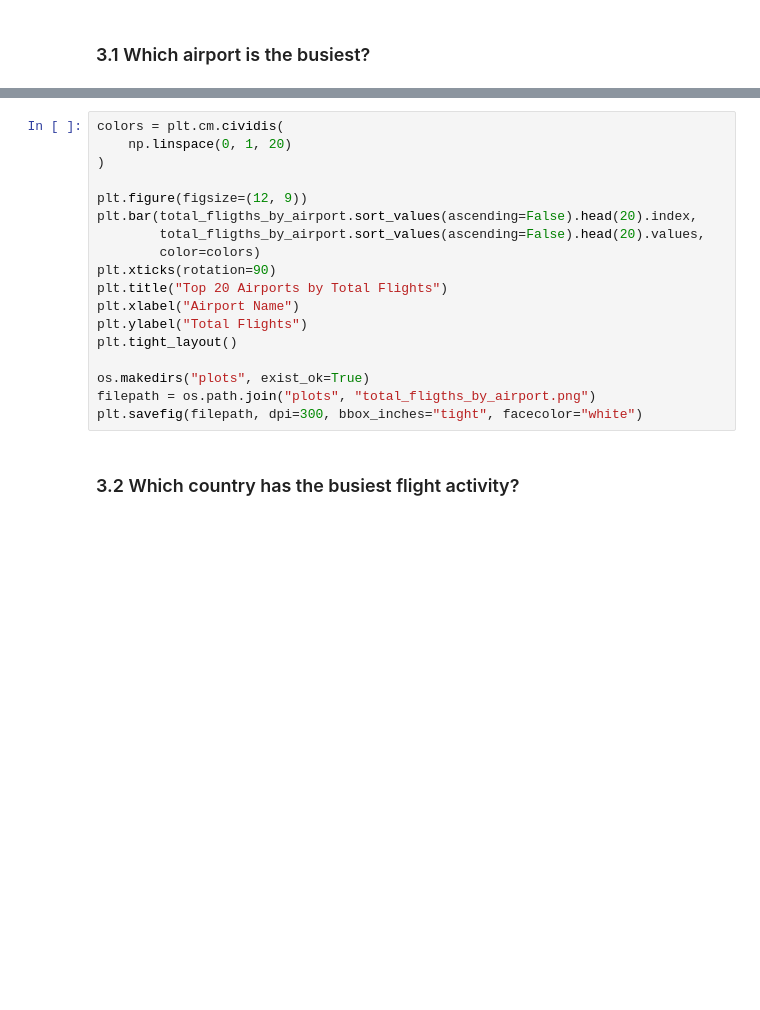
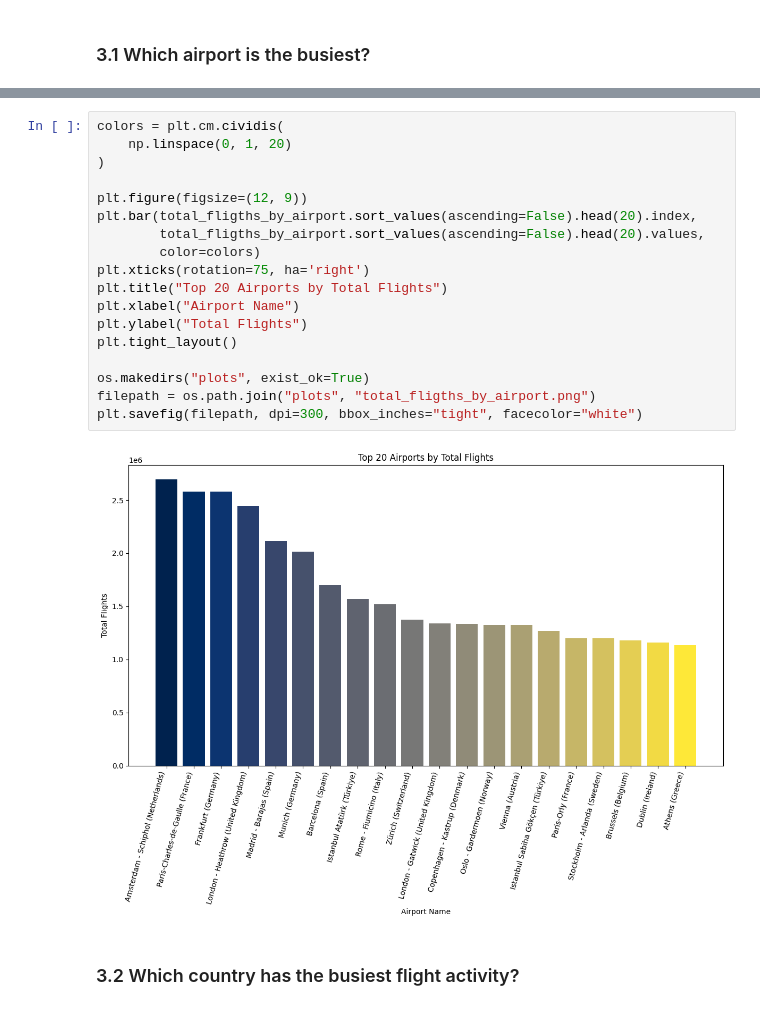
Before and after one commit to fathir1014/EDA-European-Flights-Traffic, a Jupyter notebook: main.ipynb, the cells around one changed output, grey strips where cells are left out. Saved outputs shown, nothing was run; the diff lists cells and outputs as text; blank space fills up the shorter version.

```diff
--- a/main.ipynb
+++ b/main.ipynb
@@ -84,21 +167,23 @@ total_fligths_by_airport.sort_values(ascending=False).head(20)
 # %%
 colors = plt.cm.cividis(
     np.linspace(0, 1, 20)
 )
 
 plt.figure(figsize=(12, 9))
 plt.bar(total_fligths_by_airport.sort_values(ascending=False).head(20).index,
         total_fligths_by_airport.sort_values(ascending=False).head(20).values,
         color=colors)
-plt.xticks(rotation=90)
+plt.xticks(rotation=75, ha='right')
 plt.title("Top 20 Airports by Total Flights")
 plt.xlabel("Airport Name")
 plt.ylabel("Total Flights")
 plt.tight_layout()
 
 os.makedirs("plots", exist_ok=True)
 filepath = os.path.join("plots", "total_fligths_by_airport.png")
 plt.savefig(filepath, dpi=300, bbox_inches="tight", facecolor="white")
+# %% [output]
+[figure, added]
 # %% [markdown]
 ### 3.2 Which country has the busiest flight activity?
 # %%
```
Also changed, not shown: parts of 22 cells of this notebook, 3 other files.
